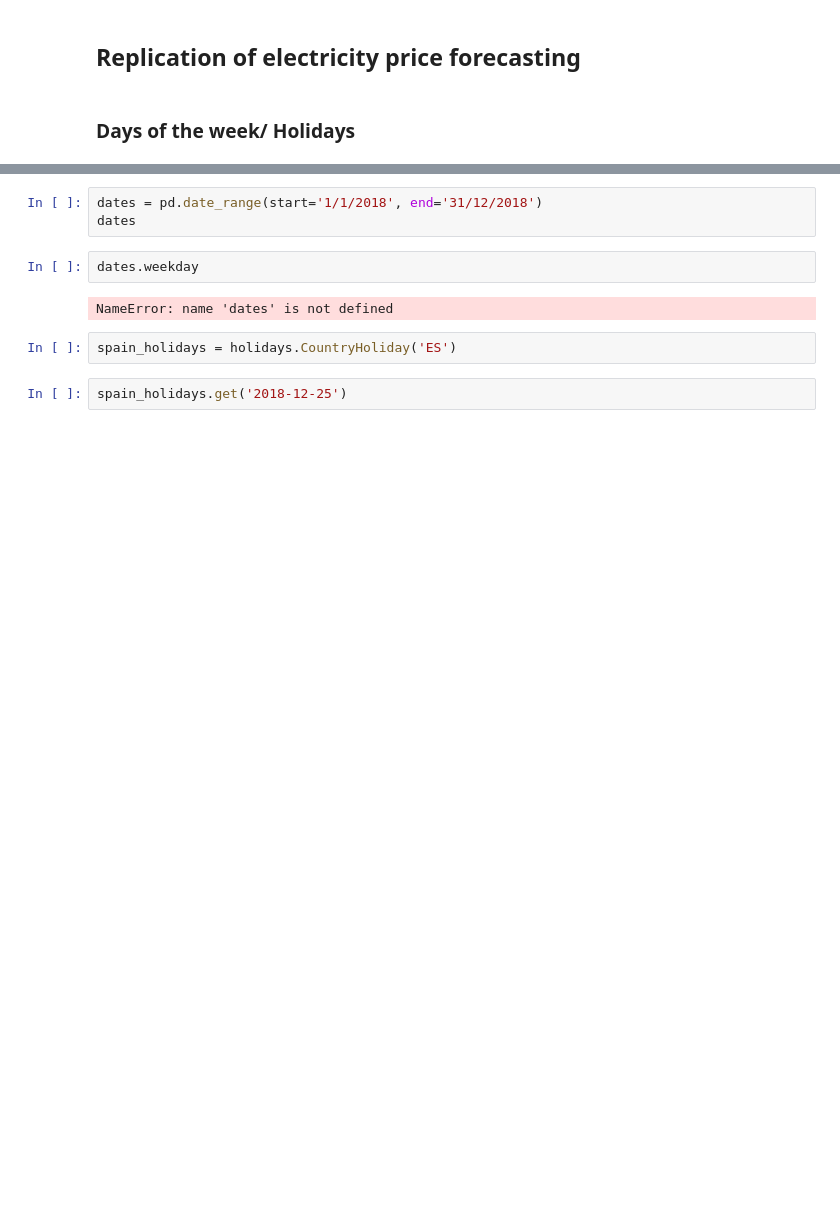
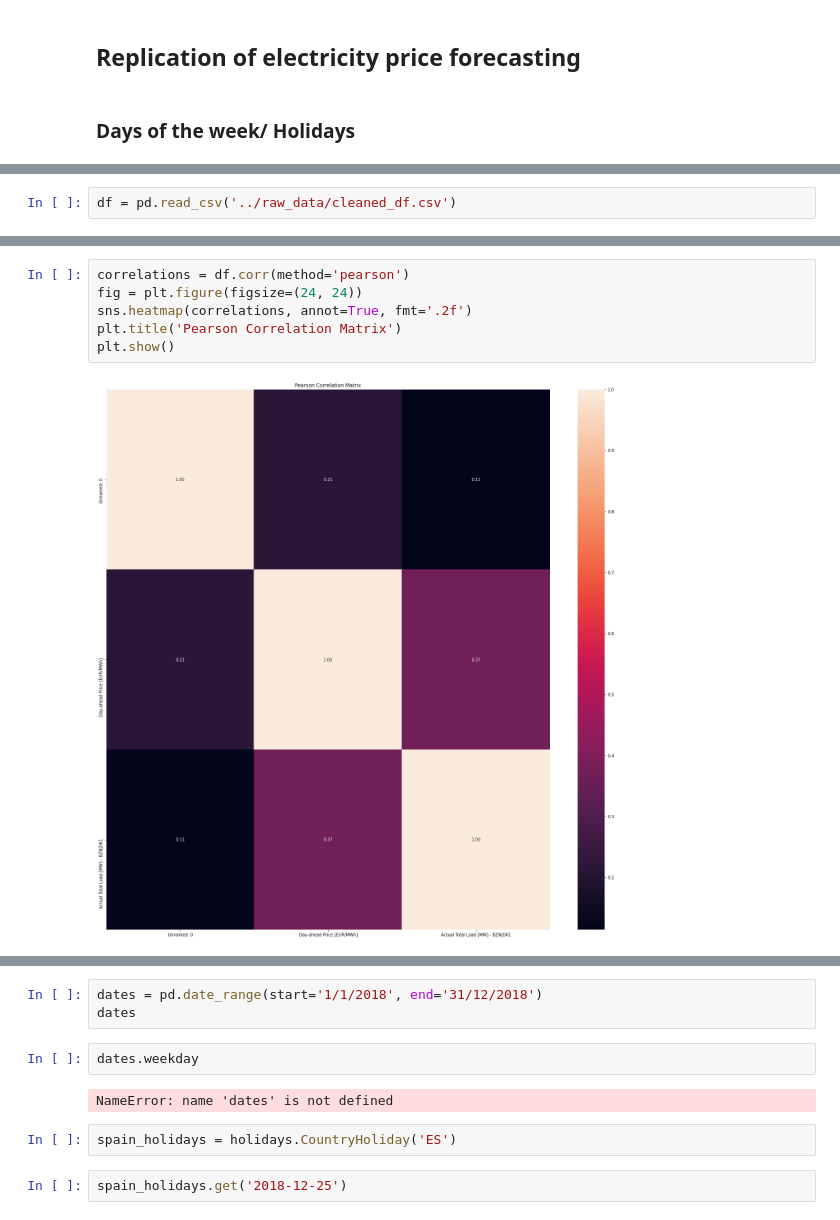
Before and after one commit to Guli-Y/ElectricityPricePredictor, a Jupyter notebook: notebooks/griseldo_replication.ipynb, the cells around one changed output, grey strips where cells are left out. Cells and saved outputs as stored; diff of their text form; blank space fills up the shorter version.

```diff
--- a/notebooks/griseldo_replication.ipynb
+++ b/notebooks/griseldo_replication.ipynb
@@ -4,0 +10,2 @@
+# %%
+df = pd.read_csv('../raw_data/cleaned_df.csv')
@@ -4,0 +28,8 @@
+# %%
+correlations = df.corr(method='pearson')
+fig = plt.figure(figsize=(24, 24))
+sns.heatmap(correlations, annot=True, fmt='.2f')
+plt.title('Pearson Correlation Matrix')
+plt.show()
+# %% [output]
+[figure, added]
```
Also changed, not shown: parts of 4 cells of this notebook.
